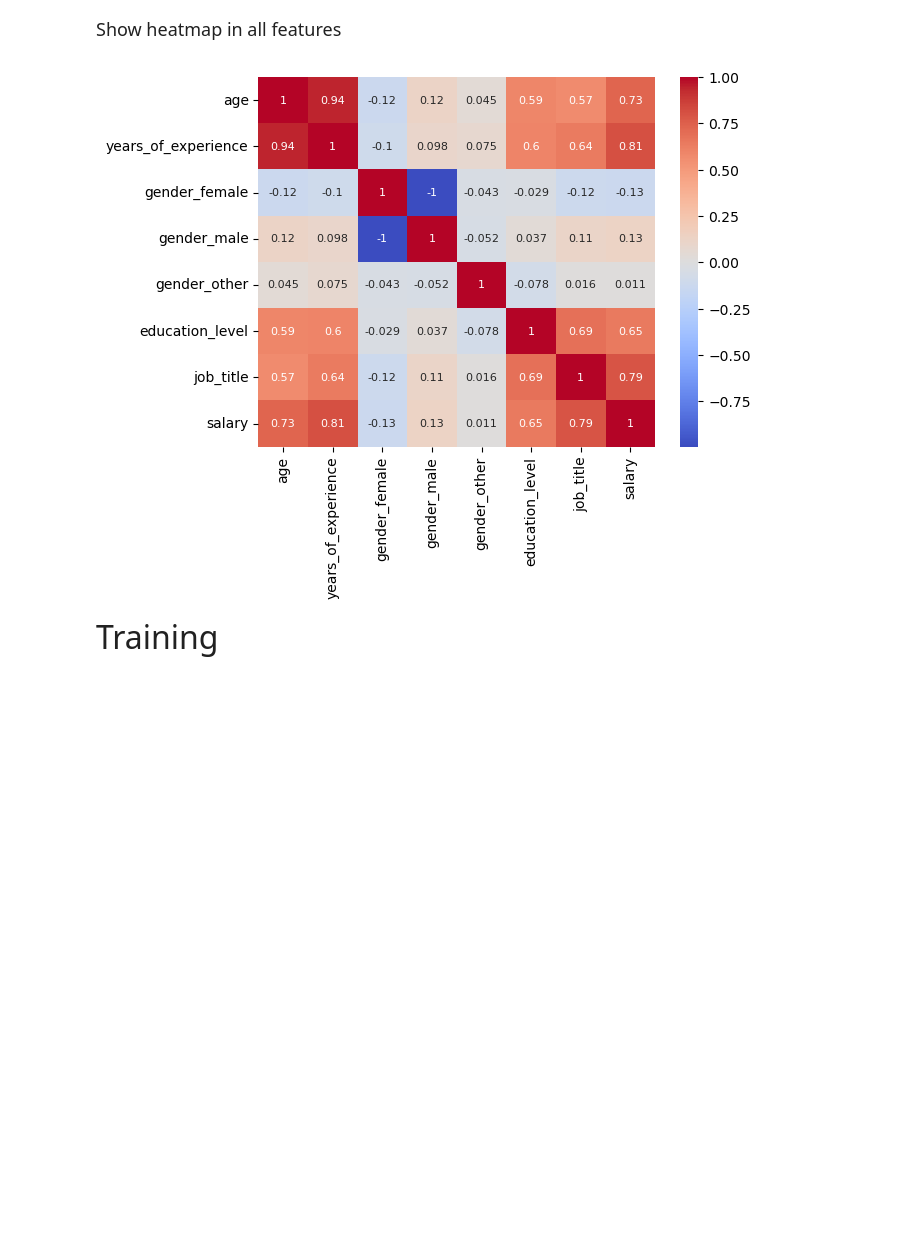
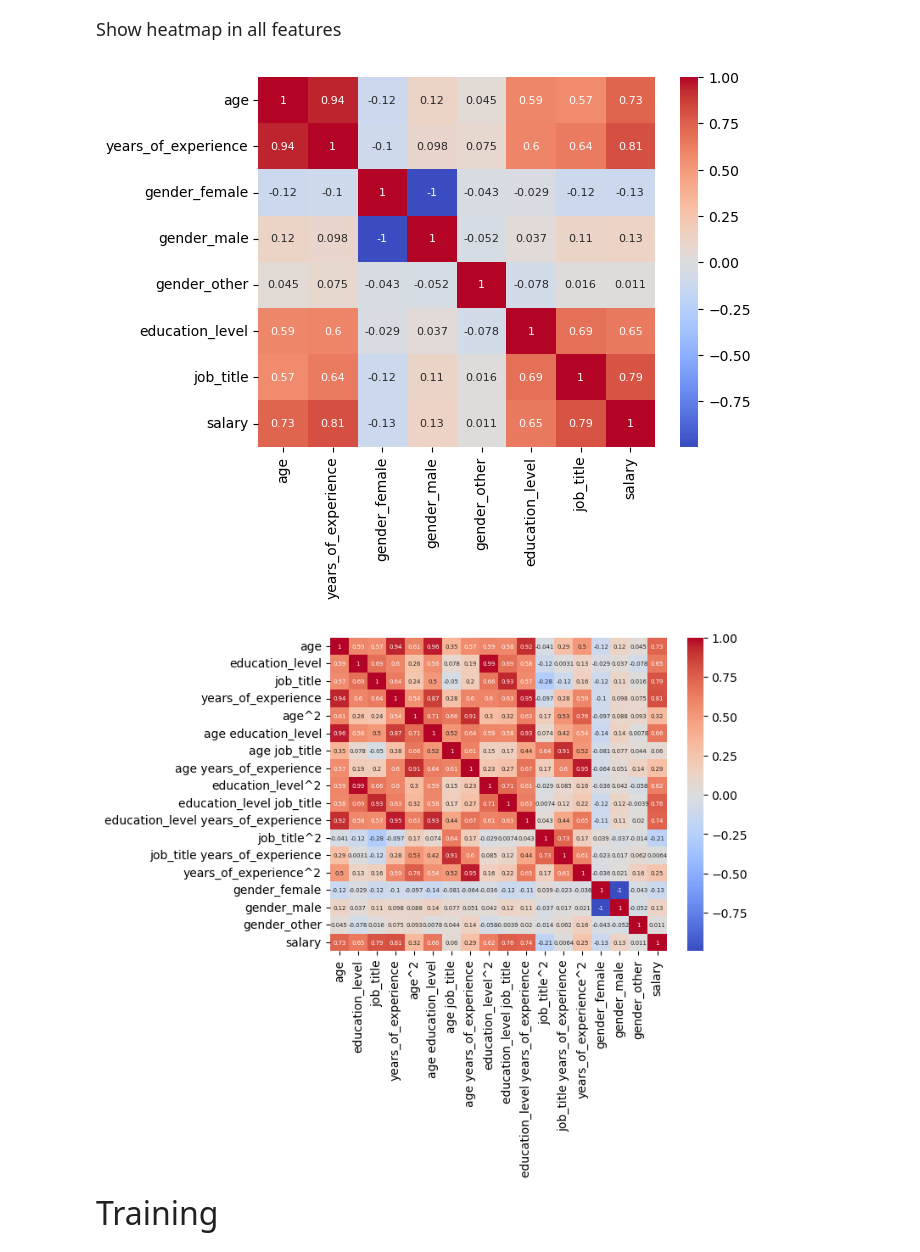
Before and after one commit to StevenHuang41/salary_prediction, a Jupyter notebook: salary_regression.ipynb, the cells around one changed output. Cells and saved outputs as stored; diff of their text form; code cells hidden in the pictures; blank space fills up the shorter version.

```diff
--- a/salary_regression.ipynb
+++ b/salary_regression.ipynb
@@ -762,0 +664,7 @@ X_test_
+# %%
+poly_cols = X_train_.columns.difference([
+    'gender_female',
+    'gender_male',
+    'gender_other'
+])
+poly_cols
@@ -762,0 +673,19 @@ X_test_
+# %%
+poly_pipe = Pipeline([
+    ('poly', PolynomialFeatures(include_bias=False)),
+    ('scaler', StandardScaler()),
+
+])
+
+poly_transformer = ColumnTransformer(
+    transformers=[
+        ('num_poly', poly_pipe, poly_cols),
+    ],
+    remainder='passthrough',
+    verbose_feature_names_out=False,
+)
+
+X_train_poly = poly_transformer.fit_transform(X_train_, y_train)
+X_train_poly
+X_test_poly = poly_transformer.transform(X_test_)
+X_test_poly
@@ -765,14 +708,25 @@ X_test_
 # %%
 heatmap_df = X_train_.copy()
 heatmap_df['salary'] = y_train
 sns.heatmap(heatmap_df.corr(), annot=True, cmap='coolwarm', annot_kws={'size': 8})
 
 ## save fig
 plt.savefig(os.path.join(images_dir, 'features_heatmap.png'),
             bbox_inches='tight')
 ## show fig
 plt.show()
+
+
+heatmap_poly_df = X_train_poly.copy()
+heatmap_poly_df['salary'] = y_train
+sns.heatmap(heatmap_poly_df.corr(), annot=True, cmap='coolwarm', annot_kws={'size': 5})
+## save fig
+plt.savefig(os.path.join(images_dir, 'poly_features_heatmap.png'),
+            bbox_inches='tight')
+## show fig
+plt.show()
 # %% [output]
 [figure]
+[figure, added]
 # %% [markdown]
 <font size='6'>Training</font>
```
Also changed, not shown: parts of 34 cells of this notebook, 2 other files.
